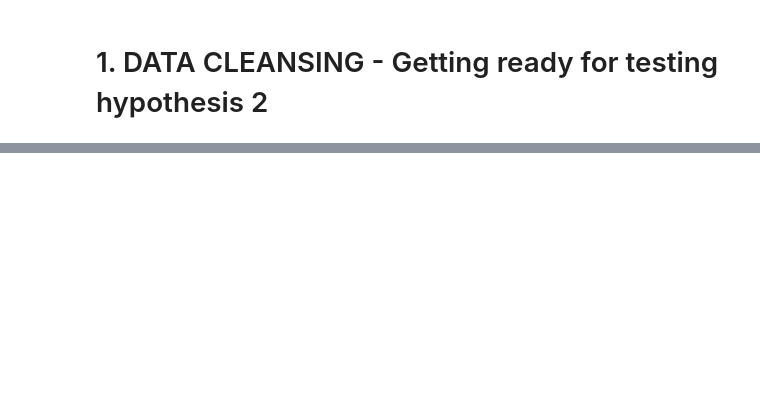
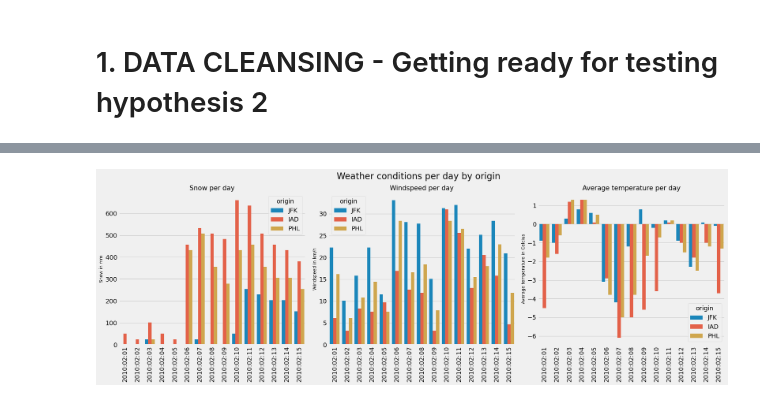
Before and after one commit to susanneferschl/da-sql-api-project-group-2_sf, a Jupyter notebook: project_work/Susannes_folder/Hypo2_susanne.ipynb, the cells around one changed output, grey strips where cells are left out. Drawn from its saved outputs; the diff is of its cells as text; code cells hidden in the pictures; blank space fills up the shorter version.

```diff
--- a/project_work/Susannes_folder/Hypo2_susanne.ipynb
+++ b/project_work/Susannes_folder/Hypo2_susanne.ipynb
@@ -359,0 +562,34 @@ merged_df
+# %%
+import seaborn as sns
+
+# Sort the DataFrame by 'flight_date'
+weather_flights_x_sf_sorted = weather_flights_x_sf.sort_values(by='flight_date')
+
+fig, ax = plt.subplots(1, 3, figsize=(20, 6))  # create subplots on 1 row and 3 columns
+plt.suptitle('Weather conditions per day by origin', fontsize=20)
+fig.tight_layout()  # tight_layout automatically adjusts subplot params so that the subplot(s) fits into the figure area
+
+# Barplot for snow per day by origin
+f1 = sns.barplot(x=weather_flights_x_sf_sorted["flight_date"], y=weather_flights_x_sf_sorted['snow'], hue=weather_flights_x_sf_sorted['origin'], ax=ax[0])
+f1.tick_params(axis='x', labelrotation=90)  # sets the label y-axis
+f1.set(xlabel=None)  # sets the x-axis label
+f1.set_ylabel("Snow in mm", fontsize=10)  # sets the y-axis label
+f1.set_title("Snow per day", fontsize=15)  # sets title for subplot
+
+# Barplot for windspeed per day by origin
+f2 = sns.barplot(x=weather_flights_x_sf_sorted["flight_date"], y=weather_flights_x_sf_sorted['windspeed'], hue=weather_flights_x_sf_sorted['origin'], ax=ax[1])
+f2.tick_params(axis='x', labelrotation=90)  # sets the label y-axis
+f2.set(xlabel=None)  # sets the x-axis label
+f2.set_ylabel("Windspeed in km/h", fontsize=10)  # sets the y-axis label
+f2.set_title("Windspeed per day", fontsize=15)  # sets title for subplot
+
+# Barplot for average temperature per day by origin
+f3 = sns.barplot(x=weather_flights_x_sf_sorted["flight_date"], y=weather_flights_x_sf_sorted['averg_temp'], hue=weather_flights_x_sf_sorted['origin'], ax=ax[2])
+f3.tick_params(axis='x', labelrotation=90)  # sets the label y-axis
+f3.set(xlabel=None)  # sets the x-axis label
+f3.set_ylabel("Average temperature in Celcius", fontsize=10)  # sets the y-axis label
+f3.set_title("Average temperature per day", fontsize=15)  # sets title for subplot
+
+plt.show()
+# %% [output]
+[figure, added]
```
Also changed, not shown: parts of 114 cells of this notebook, 1 other file.
